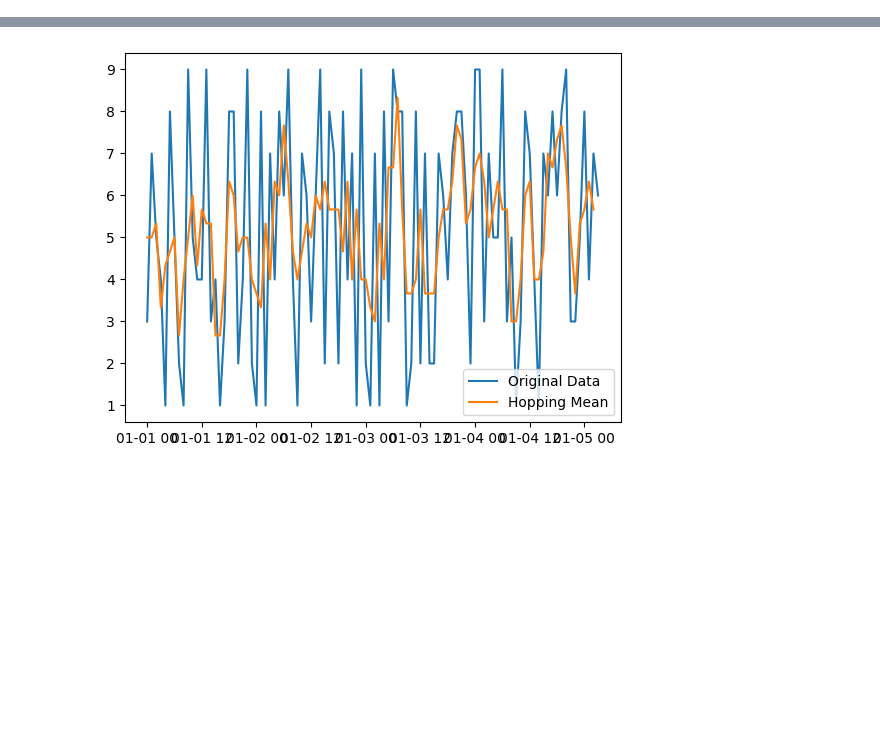
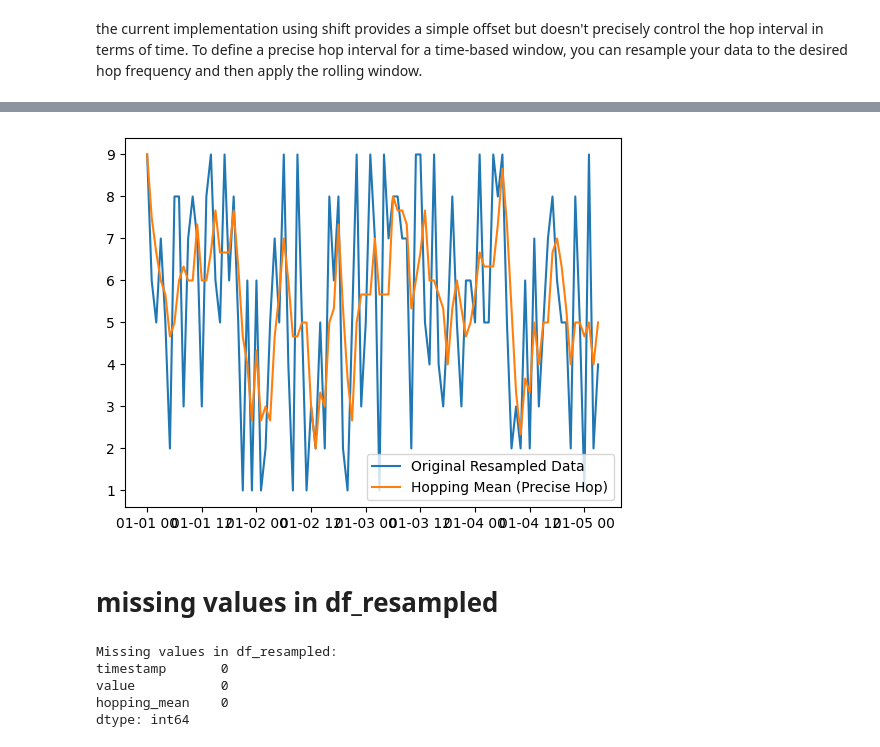
Before and after one commit to ashivashankars/CMPE256_Assignments, a Jupyter notebook: Hopping_Window_Mean_Aggregation.ipynb, the cells around one changed output, grey strips where cells are left out. Saved outputs shown, nothing was run; the diff lists cells and outputs as text; code cells hidden in the pictures; blank space fills up the shorter version.

```diff
--- a/Hopping_Window_Mean_Aggregation.ipynb
+++ b/Hopping_Window_Mean_Aggregation.ipynb
@@ -1,5 +1,7 @@
 # %% [markdown]
 <a href="https://colab.research.google.com/github/ashivashankars/CMPE256_Assignments/blob/main/Hopping_Window_Mean_Aggregation.ipynb" target="_parent"><img src="https://colab.research.google.com/assets/colab-badge.svg" alt="Open In Colab"/></a>
+# %% [markdown]
+the current implementation using shift provides a simple offset but doesn't precisely control the hop interval in terms of time. To define a precise hop interval for a time-based window, you can resample your data to the desired hop frequency and then apply the rolling window.
 # %%
 import pandas as pd
 import numpy as np
@@ -13,15 +15,19 @@ df = pd.DataFrame(data)
 df.set_index('timestamp', inplace=True)
 # Define hopping window parameters
 window_size = '3h' # Window duration
-hop_size = '1' # Hop interval
-# Create hopping windows
-df['hopping_mean'] = df['value'].rolling(window=window_size,
-min_periods=1).mean().shift(-int(hop_size))
-print(df)
-df = df.reset_index()
+hop_size = '1h' # Hop interval
+
+# Resample the data to the desired hop frequency and then apply rolling window
+# This creates a new series with the mean calculated at each hop interval
+df_resampled = df.resample(hop_size).mean()
+df_resampled['hopping_mean'] = df_resampled['value'].rolling(window=window_size, min_periods=1).mean()
+
+
+print(df_resampled)
+df_resampled = df_resampled.reset_index()
 import matplotlib.pyplot as plt
-plt.plot(df['timestamp'], df['value'], label='Original Data')
-plt.plot(df['timestamp'], df['hopping_mean'], label='Hopping Mean')
+plt.plot(df_resampled['timestamp'], df_resampled['value'], label='Original Resampled Data')
+plt.plot(df_resampled['timestamp'], df_resampled['hopping_mean'], label='Hopping Mean (Precise Hop)')
 plt.legend()
 plt.show()
 # %% [output]
@@ -41,3 +47,16 @@ timestamp
 
 [100 rows x 2 columns]
-[figure, old version]
+[figure, new version]
+# %% [markdown]
+# missing values in df_resampled
+# %%
+# Check for missing values in df_resampled
+missing_values = df_resampled.isnull().sum()
+print("Missing values in df_resampled:")
+print(missing_values)
+# %% [output]
+Missing values in df_resampled:
+timestamp       0
+value           0
+hopping_mean    0
+dtype: int64
```
Also changed, not shown: parts of 5 cells of this notebook.
